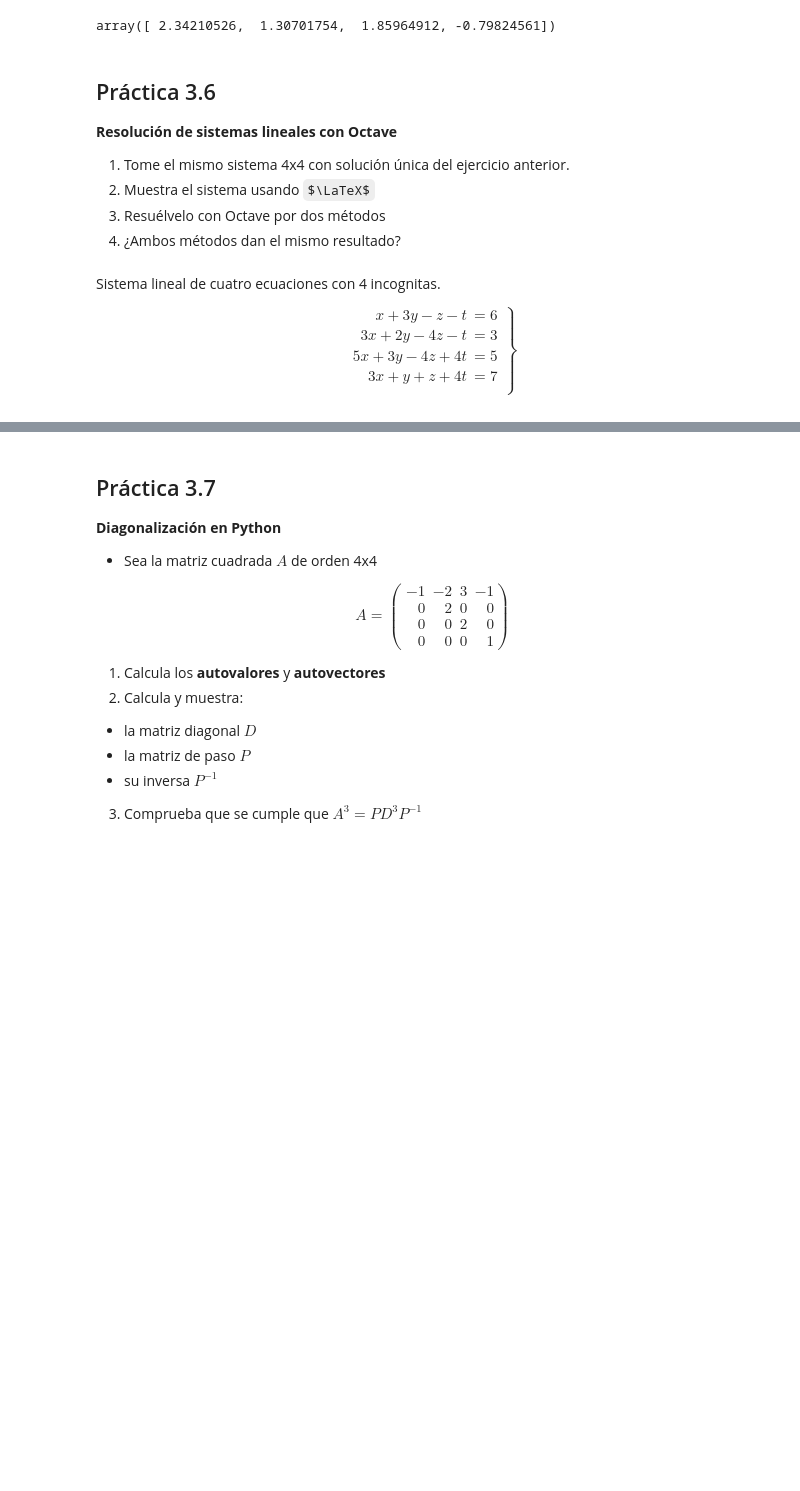
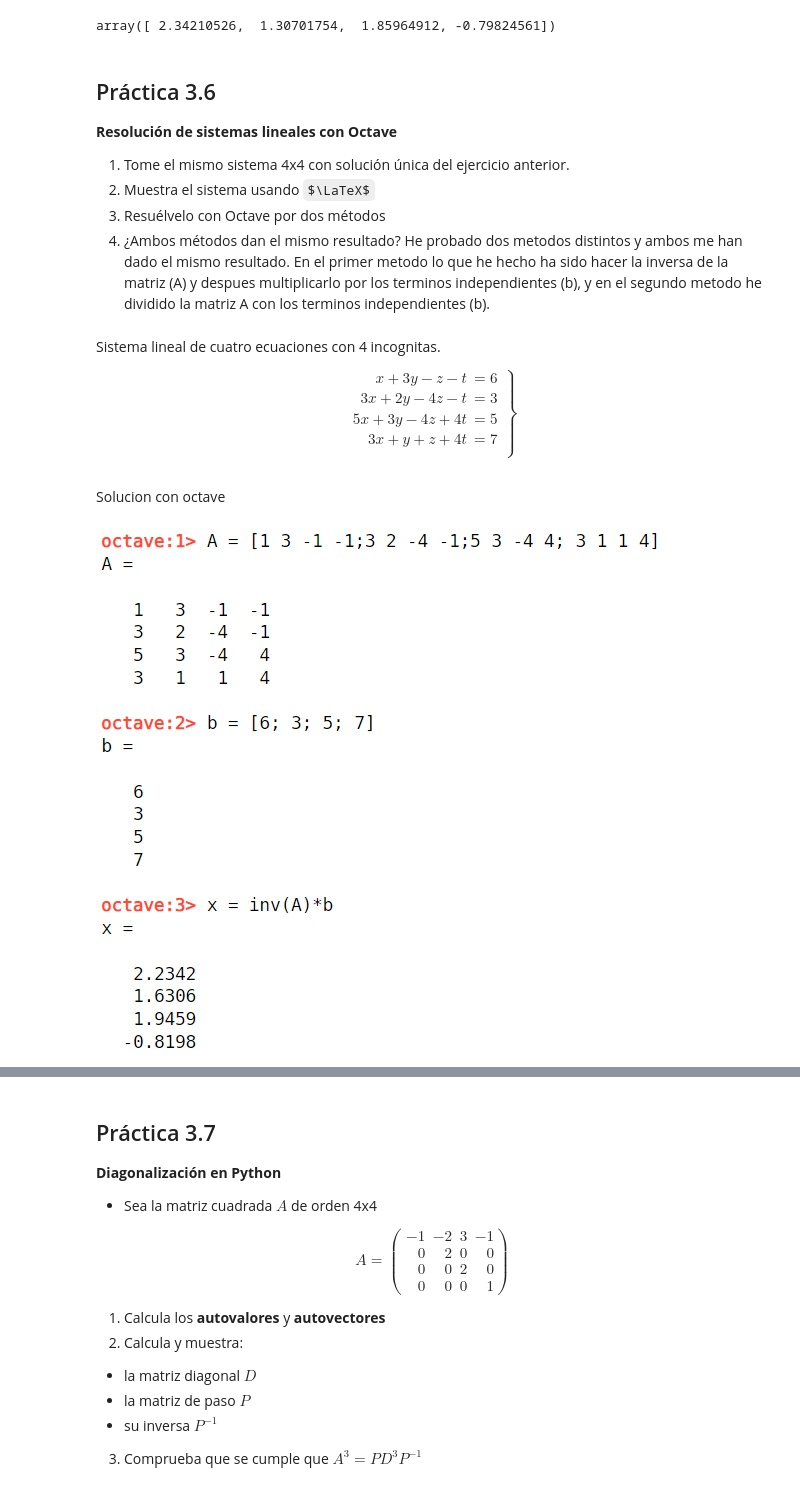
Before and after one commit to Alba004/Matematicas, a Jupyter notebook: algebra/practica_algebra.ipynb, the cells around one changed output, grey strips where cells are left out. Cells and saved outputs as stored; diff of their text form; code cells hidden in the pictures; some formulas as TeX source; blank space fills up the shorter version.

```diff
--- a/algebra/practica_algebra.ipynb
+++ b/algebra/practica_algebra.ipynb
@@ -208,6 +208,7 @@ array([ 2.34210526,  1.30701754,  1.85964912, -0.79824561])
 2. Muestra el sistema usando $\LaTeX$
 3. Resuélvelo con Octave por dos métodos
 4. ¿Ambos métodos dan el mismo resultado?
+He probado dos metodos distintos y ambos me han dado el mismo resultado. En el primer metodo lo que he hecho ha sido hacer la inversa de la matriz (A) y despues multiplicarlo por los terminos independientes (b), y en el segundo metodo he dividido la matriz A con los terminos independientes (b).
 # %% [markdown]
 Sistema lineal de cuatro ecuaciones con 4 incognitas.
 
@@ -219,3 +220,10 @@ x +3y - z - t &=6 \\
 3x + y + z + 4t &=7 \\
 \end{align*}
 \right\}$$
+# %% [markdown]
+Solucion con octave
+# %%
+from IPython.display import Image
+Image ("Solucion 1.jpeg")
+# %% [output]
+[figure, added]
```
Also changed, not shown: parts of 15 cells of this notebook.
